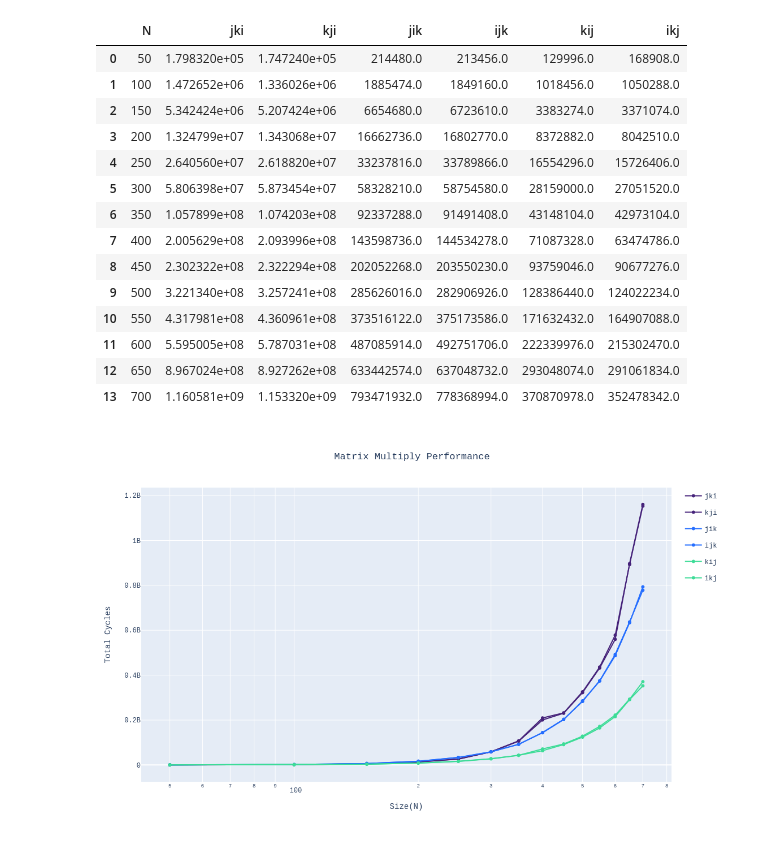
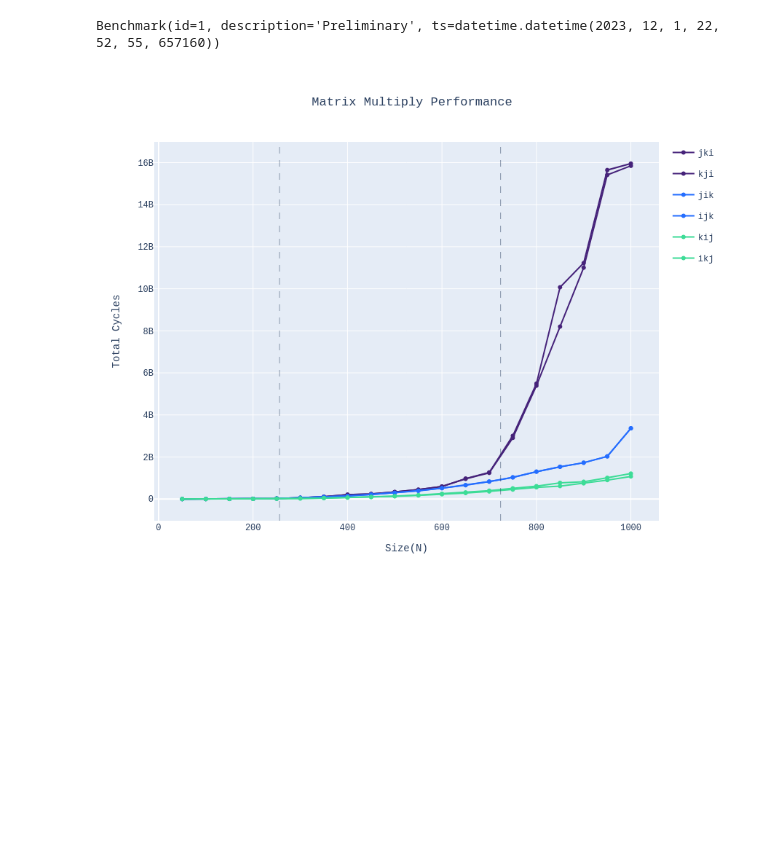
Before and after one commit to bnm3k/mem, a Jupyter notebook: results/plot.ipynb, the cells around one changed output. Drawn from its saved outputs; the diff is of its cells as text; code cells hidden in the pictures; blank space fills up the shorter version.

```diff
--- a/results/plot.ipynb
+++ b/results/plot.ipynb
@@ -6,9 +6,10 @@ from collections import namedtuple
 import pandas as pd
 import numpy as np
 import duckdb
+import polars as pl
 
 
-Benchmark = namedtuple("Benchmark", ["id", "description", "ts", "freq_GHz"])
+Benchmark = namedtuple("Benchmark", ["id", "description", "ts"])
 
 def get_db_conn():
     results_dir = os.path.abspath('')
@@ -36,44 +55,31 @@ N=50, size: 58.59375
-# %%
-
-# latest benchmark result
-bench_sql = """
-select * from (
-    select
-        id,
-        last_value(description ignore nulls) over (
-            order by id asc
-            rows between unbounded preceding and current row
-        ) as desc,
-        ts_added,
-        cycles_frequency_GHz
-    from benchmark
-)where id = (select max(id) from benchmark)
-"""
-bench = Benchmark(*conn.sql(bench_sql).fetchone())
-
-results_sql = """
-select * exclude bench_id
-from results where bench_id = ?
-order by N asc
-"""
-results_df = conn.execute(results_sql, [bench.id]).df()
-results_df
-# %% [output]
-|  | N | jki | kji | jik | ijk | kij | ikj |
-| 0 | 50 | 1.798320e+05 | 1.747240e+05 | 214480.0 | 213456.0 | 129996.0 | 168908.0 |
-| 1 | 100 | 1.472652e+06 | 1.336026e+06 | 1885474.0 | 1849160.0 | 1018456.0 | 1050288.0 |
-| 2 | 150 | 5.342424e+06 | 5.207424e+06 | 6654680.0 | 6723610.0 | 3383274.0 | 3371074.0 |
-| 3 | 200 | 1.324799e+07 | 1.343068e+07 | 16662736.0 | 16802770.0 | 8372882.0 | 8042510.0 |
-| 4 | 250 | 2.640560e+07 | 2.618820e+07 | 33237816.0 | 33789866.0 | 16554296.0 | 15726406.0 |
-| 5 | 300 | 5.806398e+07 | 5.873454e+07 | 58328210.0 | 58754580.0 | 28159000.0 | 27051520.0 |
-| 6 | 350 | 1.057899e+08 | 1.074203e+08 | 92337288.0 | 91491408.0 | 43148104.0 | 42973104.0 |
-| 7 | 400 | 2.005629e+08 | 2.093996e+08 | 143598736.0 | 144534278.0 | 71087328.0 | 63474786.0 |
-| 8 | 450 | 2.302322e+08 | 2.322294e+08 | 202052268.0 | 203550230.0 | 93759046.0 | 90677276.0 |
-| 9 | 500 | 3.221340e+08 | 3.257241e+08 | 285626016.0 | 282906926.0 | 128386440.0 | 124022234.0 |
-| 10 | 550 | 4.317981e+08 | 4.360961e+08 | 373516122.0 | 375173586.0 | 171632432.0 | 164907088.0 |
-| 11 | 600 | 5.595005e+08 | 5.787031e+08 | 487085914.0 | 492751706.0 | 222339976.0 | 215302470.0 |
-| 12 | 650 | 8.967024e+08 | 8.927262e+08 | 633442574.0 | 637048732.0 | 293048074.0 | 291061834.0 |
-| 13 | 700 | 1.160581e+09 | 1.153320e+09 | 793471932.0 | 778368994.0 | 370870978.0 | 352478342.0 |
+# %%
+
+# latest benchmark result
+bench_sql = """
+select * from (
+    select
+        id,
+        last_value(description ignore nulls) over (
+            order by id asc
+            rows between unbounded preceding and current row
+        ) as desc,
+        ts_added
+    from benchmark
+)where id = (select max(id) from benchmark)
+"""
+bench = Benchmark(*conn.sql(bench_sql).fetchone())
+print(bench)
+
+results_sql =f"""
+    select N, fn, cycles
+    from results_cycles where bench_id = {bench.id}
+    and N <= 1000
+"""
+
+df = conn.sql(results_sql).pl()
+df = df.pivot(values="cycles",index="N", columns="fn")
+# %% [output]
+Benchmark(id=1, description='Preliminary', ts=datetime.datetime(2023, 12, 1, 22, 52, 55, 657160))
 # %%
 import plotly.express as px
 import plotly.graph_objects as go
@@ -92,31 +98,34 @@ cols = {
 
 
 def fig_args(cols, class_):
     ys = cols[class_]["names"]
     color = cols[class_]["color"]
     colors = {y:color for y in ys}
     return {
         "x": "N",
         "y": ys,
         "markers": True,
         "color_discrete_map":colors,
     }
 
+results_df = df.to_pandas()
 figAC = px.line(results_df, **fig_args(cols, "AC"))
 figAB = px.line(results_df, **fig_args(cols, "AB"))
 figBC = px.line(results_df, **fig_args(cols, "BC"))
 
 layout = {
     "font": {"family": "Courier New"},
     "title_text": "Matrix Multiply Performance",
     "title_x": 0.5,
     "xaxis_title":"Size(N)",
     "yaxis_title":"Total Cycles",
     "height": 700,
 }
 
 fig = go.Figure(layout=layout,data=figAC.data + figAB.data + figBC.data)
+fig.add_vline(x=l2_cutoff, line_width=0.5, line_dash="dash")
+fig.add_vline(x=l3_cutoff, line_width=0.5, line_dash="dash")
 # fig.update_yaxes(type="log")
 fig.show()
 # %% [output]
-[figure, old version]
+[figure, new version]
```
Also changed, not shown: parts of 1 cell of this notebook, 10 other files.
